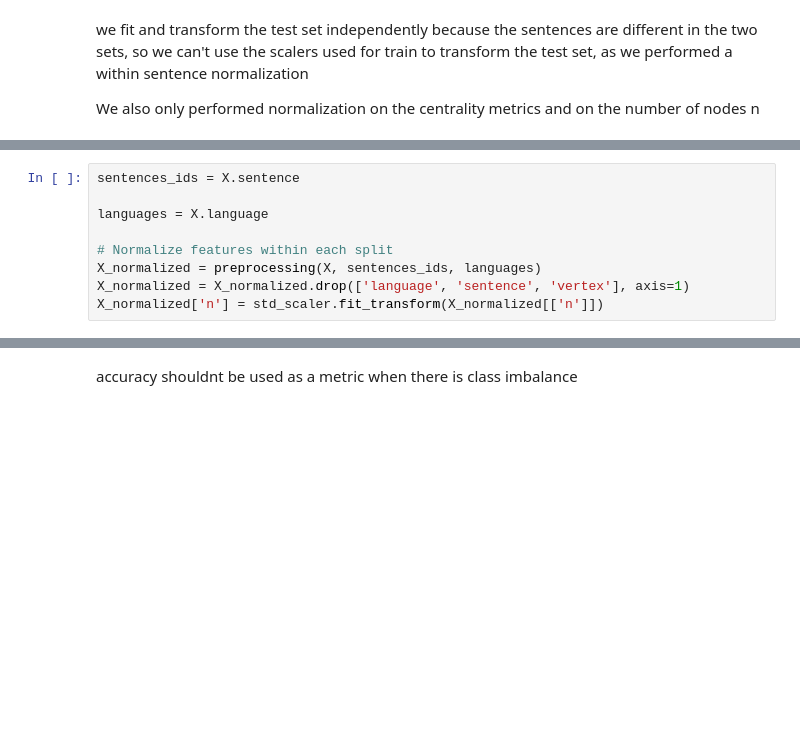
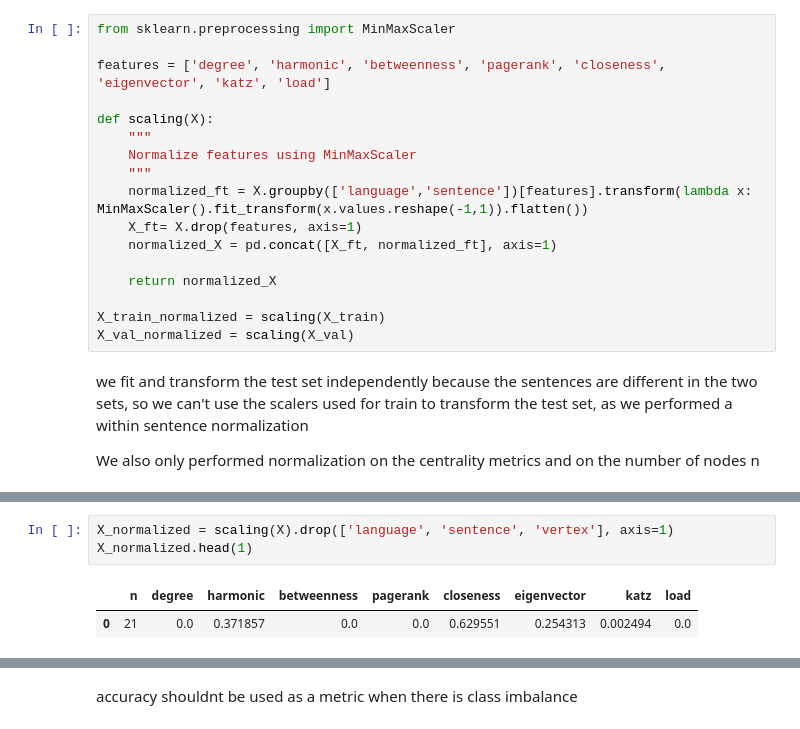
Before and after one commit to nifeolaj/tree-root-prediction, a Jupyter notebook: ML Project 2.ipynb, the cells around one changed output, grey strips where cells are left out. Cells and saved outputs as stored; diff of their text form; blank space fills up the shorter version.

```diff
--- a/ML Project 2.ipynb
+++ b/ML Project 2.ipynb
@@ -554,3 +417,20 @@ X_test_normalized = preprocessing(X_test, test_sentences_ids, test_languages)
+# %%
+from sklearn.preprocessing import MinMaxScaler
+
+features = ['degree', 'harmonic', 'betweenness', 'pagerank', 'closeness', 'eigenvector', 'katz', 'load']
+
+def scaling(X):
+    """
+    Normalize features using MinMaxScaler
+    """
+    normalized_ft = X.groupby(['language','sentence'])[features].transform(lambda x: MinMaxScaler().fit_transform(x.values.reshape(-1,1)).flatten())
+    X_ft= X.drop(features, axis=1)
+    normalized_X = pd.concat([X_ft, normalized_ft], axis=1)
+
+    return normalized_X
+
+X_train_normalized = scaling(X_train)
+X_val_normalized = scaling(X_val)
 # %% [markdown]
 we fit and transform the test set independently because the sentences are different in the two sets, so we can't use the scalers used for train to transform the test set, as we performed a within sentence normalization
 
@@ -780,10 +874,7 @@ load: 0.0000
-# %%
-sentences_ids = X.sentence
-
-languages = X.language
-
-# Normalize features within each split
-X_normalized = preprocessing(X, sentences_ids, languages)
-X_normalized = X_normalized.drop(['language', 'sentence', 'vertex'], axis=1)
-X_normalized['n'] = std_scaler.fit_transform(X_normalized[['n']])
+# %%
+X_normalized = scaling(X).drop(['language', 'sentence', 'vertex'], axis=1)
+X_normalized.head(1)
+# %% [output]
+|  | n | degree | harmonic | betweenness | pagerank | closeness | eigenvector | katz | load |
+| 0 | 21 | 0.0 | 0.371857 | 0.0 | 0.0 | 0.629551 | 0.254313 | 0.002494 | 0.0 |
 # %%
```
Also changed, not shown: parts of 64 cells of this notebook.
